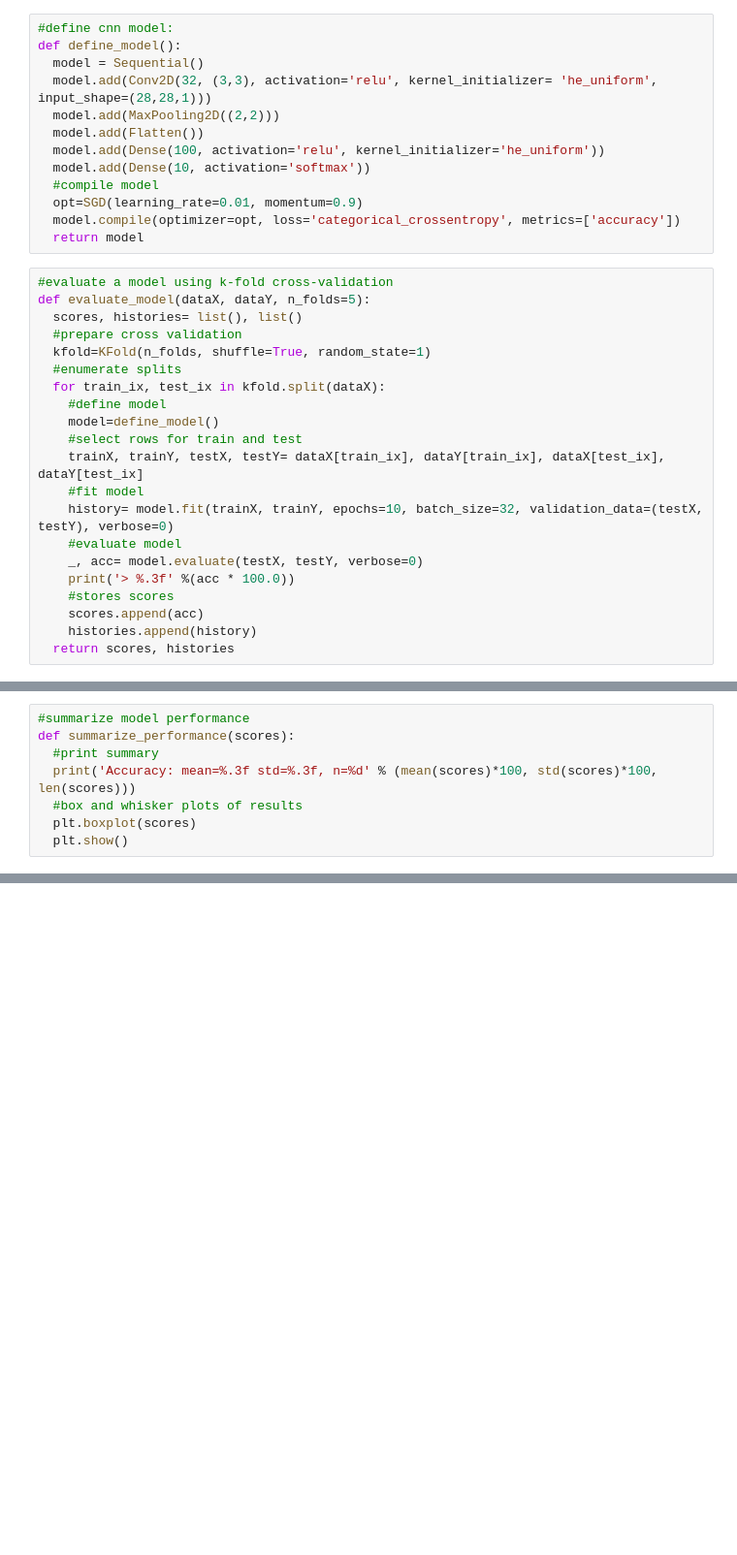
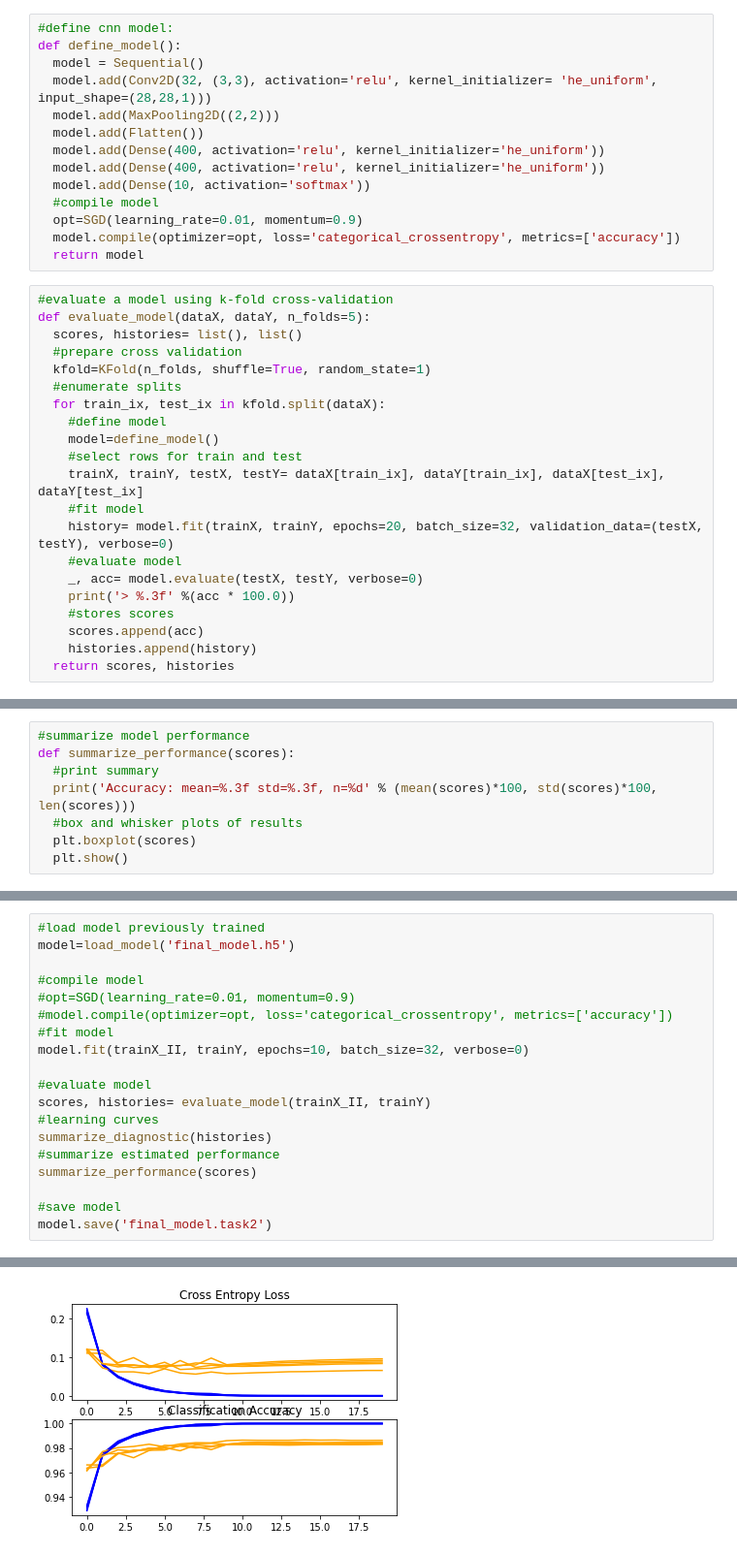
Before and after one commit to ylabn/Bioinf_project10, a Jupyter notebook: project_10_mnist.ipynb, the cells around one changed output, grey strips where cells are left out. Shown: that part at 97% size. Cells and saved outputs as stored; diff of their text form; blank space fills up the shorter version.

```diff
--- a/project_10_mnist.ipynb
+++ b/project_10_mnist.ipynb
@@ -41,7 +71,8 @@ def define_model():
   model.add(Conv2D(32, (3,3), activation='relu', kernel_initializer= 'he_uniform', input_shape=(28,28,1)))
   model.add(MaxPooling2D((2,2)))
   model.add(Flatten())
-  model.add(Dense(100, activation='relu', kernel_initializer='he_uniform'))
+  model.add(Dense(400, activation='relu', kernel_initializer='he_uniform'))
+  model.add(Dense(400, activation='relu', kernel_initializer='he_uniform'))
   model.add(Dense(10, activation='softmax'))
   #compile model
   opt=SGD(learning_rate=0.01, momentum=0.9)
@@ -60,7 +91,7 @@ def evaluate_model(dataX, dataY, n_folds=5):
     #select rows for train and test
     trainX, trainY, testX, testY= dataX[train_ix], dataY[train_ix], dataX[test_ix], dataY[test_ix]
     #fit model
-    history= model.fit(trainX, trainY, epochs=10, batch_size=32, validation_data=(testX, testY), verbose=0)
+    history= model.fit(trainX, trainY, epochs=20, batch_size=32, validation_data=(testX, testY), verbose=0)
     #evaluate model
     _, acc= model.evaluate(testX, testY, verbose=0)
     print('> %.3f' %(acc * 100.0))
@@ -136,0 +195,20 @@ test_loss, test_acc= model.evaluate(test_images, test_labels, verbose=2)
+# %%
+#load model previously trained
+model=load_model('final_model.h5')
+
+#compile model
+#opt=SGD(learning_rate=0.01, momentum=0.9)
+#model.compile(optimizer=opt, loss='categorical_crossentropy', metrics=['accuracy'])
+#fit model
+model.fit(trainX_II, trainY, epochs=10, batch_size=32, verbose=0)
+
+#evaluate model
+scores, histories= evaluate_model(trainX_II, trainY)
+#learning curves
+summarize_diagnostic(histories)
+#summarize estimated performance
+summarize_performance(scores)
+
+#save model
+model.save('final_model.task2')
+# %% [output]
@@ -136,0 +220 @@ test_loss, test_acc= model.evaluate(test_images, test_labels, verbose=2)
+[figure, added]
```
Also changed, not shown: parts of 25 cells of this notebook.
